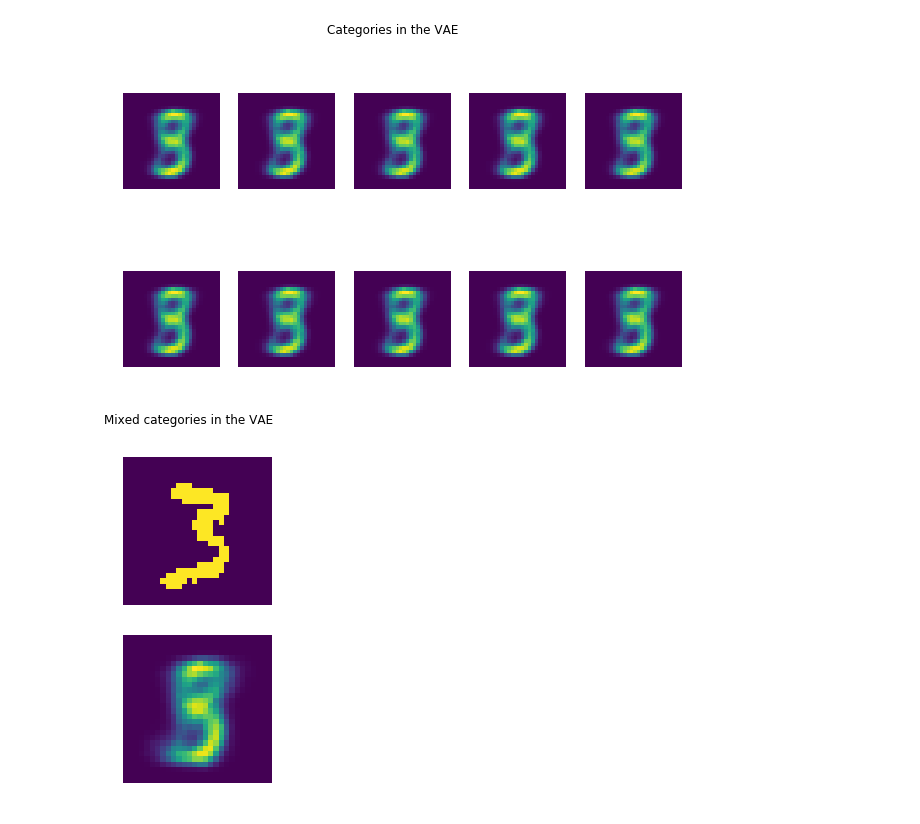
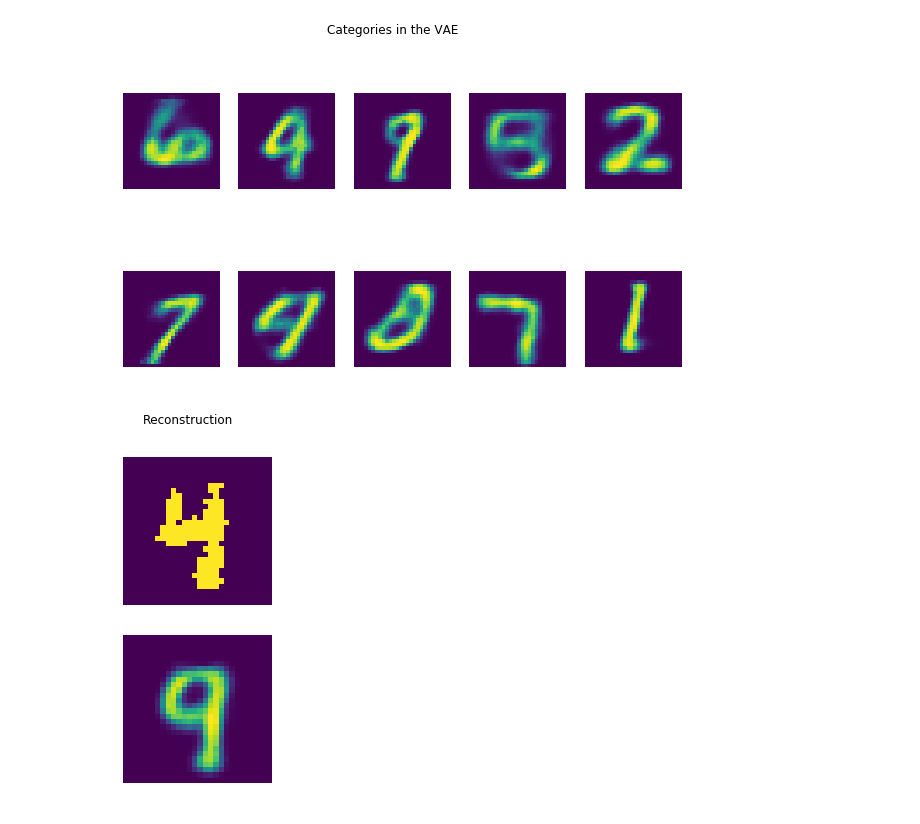
Before and after one commit to ipeter50/discrete_flows, a Jupyter notebook: GumbelVAE_Semidiscrete_latent.ipynb, the cells around one changed output. Saved outputs shown, nothing was run; the diff lists cells and outputs as text; code cells hidden in the pictures.

```diff
--- a/GumbelVAE_Semidiscrete_latent.ipynb
+++ b/GumbelVAE_Semidiscrete_latent.ipynb
@@ -143,10 +143,10 @@ class GumbelAutoencoder(nn.Module):
         self.n_samples = n_samples
 
         self.encoder = Perceptron([x_dim, *h_dim])
-        self.encoder_continous = Perceptron([x_dim, *[256, 2*z_dim]])
+        self.encoder_continous = Perceptron([x_dim, *[256, 2]])
         self.sample_continous = Stochastic()
         self.sampler = GumbelSoftmax(h_dim[-1], z_dim, n_samples)
-        self.decoder = Perceptron([2*z_dim, *reversed(h_dim), x_dim], output_activation=torch.sigmoid)
+        self.decoder = Perceptron([1+z_dim, *reversed(h_dim), x_dim], output_activation=torch.sigmoid)
 
         self.kl_divergence = 0
         self.mu, self.log_var = 0, 0
@@ -183,7 +183,7 @@ class GumbelAutoencoder(nn.Module):
         return self.decoder(z)
 # %%
 # Latent space dimension should be equal to the number of classes=10
-model = GumbelAutoencoder([784, 10, [256, 128]], n_samples=100).to(device)
+model = GumbelAutoencoder([784, 10, [256, 128]], n_samples=10).to(device)
 model
 # %% [output]
 GumbelAutoencoder(
@@ -227,9 +227,9 @@ for epoch in range(25):
         reconstruction = model(u, tau=tau)
 
         likelihood = -binary_cross_entropy(reconstruction, u)
-        kl_continous = 0.5 * torch.sum(1 + model.log_var - model.mu**2 - torch.exp(model.log_var), dim=1)
-        elbo = likelihood - model.kl_divergence - torch.mean(kl_continous)
-
+        kl_continuous = -0.5 * torch.sum(1 + model.log_var - model.mu**2 - torch.exp(model.log_var), dim=1)
+        elbo = likelihood - model.kl_divergence - torch.mean(kl_continuous)
+#         print(kl_continuous, model.kl_divergence)
         L = -torch.mean(elbo)
 
         L.backward()
@@ -243,7 +243,6 @@ for epoch in range(25):
     #if epoch % 5 == 0:
     print(f"Epoch: {epoch}\tL: {total_loss/m:.2f}\tTau: {tau.item()}")
 
-    # Anneal temperature variable
-
-    tau *= 0.9
+    # Anneal temperature variable and clipping
+    tau = torch.max(tau * 0.9, torch.FloatTensor([0.5]).cuda())
 # %% [output]
@@ -257,9 +270,10 @@ f, axarr = plt.subplots(2, 5, figsize=(10, 6))
 x = torch.zeros(10, 10).to(device)
 for i in range(10):
     x[i, i]= 1
-x_noise = torch.ones(10,10).to(device)
+x_noise = torch.randn(10,1).to(device)
 
 x = torch.cat((x,x_noise),1)
+
 
 # x = torch.randn(10,20).to(device)
 reconstruction = model.decoder(x)
@@ -272,20 +286,20 @@ for i, ax in enumerate(axarr.flat):
 plt.suptitle("Categories in the VAE")
 plt.show()
 # %% [output]
-[figure, old version]
+[figure, new version]
 # %%
 import matplotlib.pyplot as plt
 f, axarr = plt.subplots(2, 1, figsize=(10, 6))
 
 batch = next(iter(validation))[0][0].to(device)
 reconstruction = model(batch.view(1,784))
 r = reconstruction.data.cpu().numpy()
 comparison = [batch, r]
 for i, ax in enumerate(axarr.flat):
     ax.imshow(comparison[i].reshape(28, 28), cmap="viridis")
     ax.axis("off")
 
-plt.suptitle("Mixed categories in the VAE")
+plt.suptitle("Reconstruction")
 plt.show()
 # %% [output]
-[figure, old version]
+[figure, new version]
```
Also changed, not shown: parts of 3 cells of this notebook.
